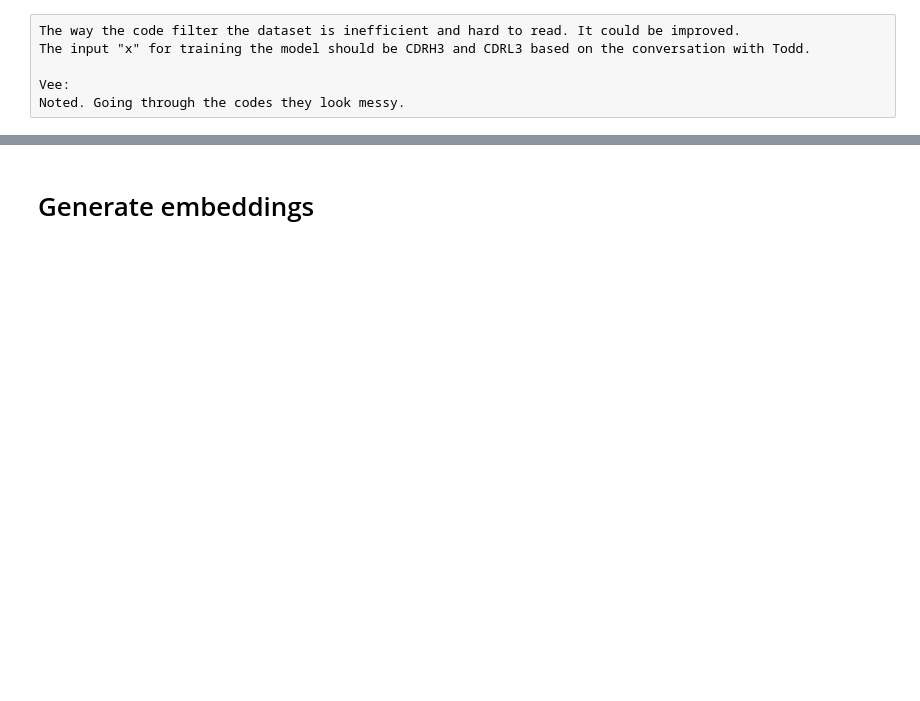
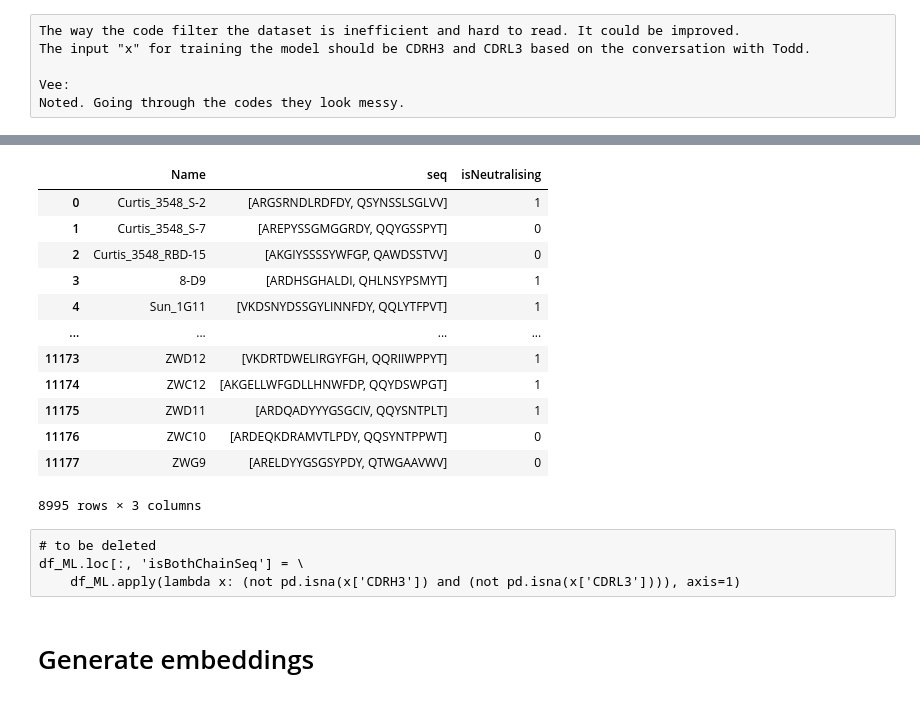
Before and after one commit to AntibodyEngineers/2024-Antibodies-and-AI, a Jupyter notebook: VX_ab_predict_neutralising_final.ipynb, the cells around one changed output, grey strips where cells are left out. Drawn from its saved outputs; the diff is of its cells as text; code cells hidden in the pictures; blank space fills up the shorter version.

Commit message:
Add files via upload
add validity check for input aa sequence for data cleaning.

```diff
--- a/VX_ab_predict_neutralising_final.ipynb
+++ b/VX_ab_predict_neutralising_final.ipynb
@@ -106,15 +152,0 @@ df_ML
-# %%
-# Format input columns for ablang2 encoding
-
-df_ML.loc[:, 'isBothChainSeq'] = \
-    df_ML.apply(lambda x: not (pd.isna(x['CDRH3']) or pd.isna(x['CDRL3'])), axis=1)
-
-## fill NaN with ""
-df_ML.loc[:, ['CDRH3', 'CDRL3']] = df_ML[['CDRH3', 'CDRL3']].fillna("")
-
-## group CDRH3 and CDRL3 pairs in list format
-df_ML.loc[:, 'seq'] = df_ML.apply(lambda x: [x['CDRH3'], x['CDRL3']], axis=1)
-
-# show only necessary columns moving forward
-cols=['Name', 'seq', 'isNeutralising', 'isBothChainSeq']
-df_ML[cols]
@@ -121,3 +187,41 @@ df_ML[cols]
+# %%
+# Filter out invalid aa sequences
+
+## check for valid patterns
+pattern_valid = "[{}]+".format("".join(ablang_vocab.keys()))
+df_ML = df_ML[df_ML['CDRH3'].fillna(' ').str.match(pattern_valid)]
+df_ML = df_ML[df_ML['CDRL3'].fillna(' ').str.match(pattern_valid)]
+
+## remove white spaces in sequence
+df_ML['CDRH3'] = df_ML['CDRH3'].apply(lambda x: x.replace(" ", ""))
+df_ML['CDRL3'] = df_ML['CDRL3'].apply(lambda x: x.replace(" ", ""))
+
+## group CDRH3 and CDRL3 pairs in list format
+df_ML.loc[:, 'seq'] = df_ML[['CDRH3', 'CDRL3']] \
+                        .fillna("") \
+                        .apply(lambda x: [x['CDRH3'], x['CDRL3']], axis=1)
+
+## show only necessary columns moving forward
+cols=['Name', 'seq', 'isNeutralising']
+df_ML[cols]
+# %% [output]
+|  | Name | seq | isNeutralising |
+| 0 | Curtis_3548_S-2 | [ARGSRNDLRDFDY, QSYNSSLSGLVV] | 1 |
+| 1 | Curtis_3548_S-7 | [AREPYSSGMGGRDY, QQYGSSPYT] | 0 |
+| 2 | Curtis_3548_RBD-15 | [AKGIYSSSSYWFGP, QAWDSSTVV] | 0 |
+| 3 | 8-D9 | [ARDHSGHALDI, QHLNSYPSMYT] | 1 |
+| 4 | Sun_1G11 | [VKDSNYDSSGYLINNFDY, QQLYTFPVT] | 1 |
+| ... | ... | ... | ... |
+| 11173 | ZWD12 | [VKDRTDWELIRGYFGH, QQRIIWPPYT] | 1 |
+| 11174 | ZWC12 | [AKGELLWFGDLLHNWFDP, QQYDSWPGT] | 1 |
+| 11175 | ZWD11 | [ARDQADYYYGSGCIV, QQYSNTPLT] | 1 |
+| 11176 | ZWC10 | [ARDEQKDRAMVTLPDY, QQSYNTPPWT] | 0 |
+| 11177 | ZWG9 | [ARELDYYGSGSYPDY, QTWGAAVWV] | 0 |
+8995 rows × 3 columns
+# %% [raw]
+# to be deleted
+df_ML.loc[:, 'isBothChainSeq'] = \
+    df_ML.apply(lambda x: (not pd.isna(x['CDRH3']) and (not pd.isna(x['CDRL3']))), axis=1)
 # %% [markdown]
 # Generate embeddings
 # %% [markdown]
```
Also changed, not shown: parts of 10 cells of this notebook.
